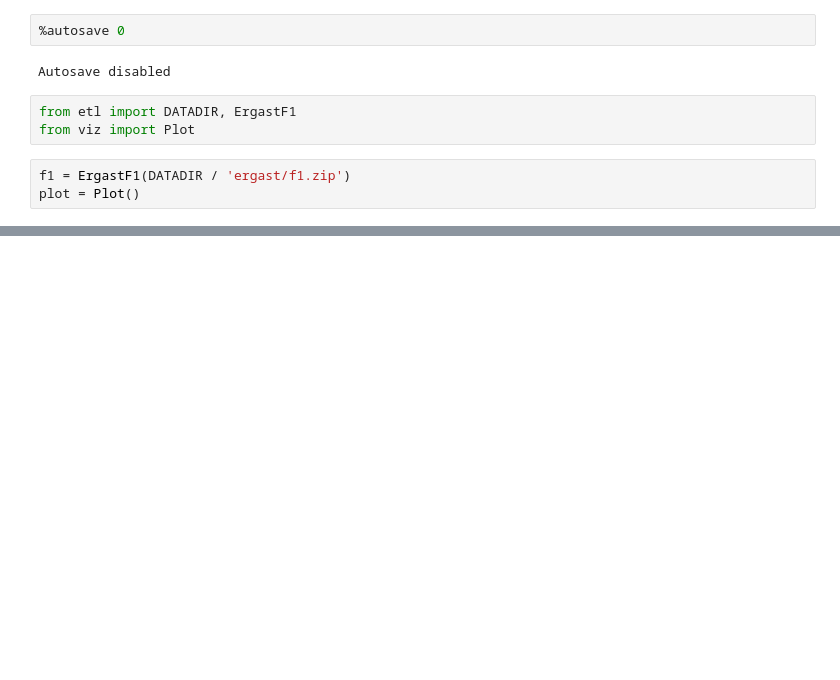
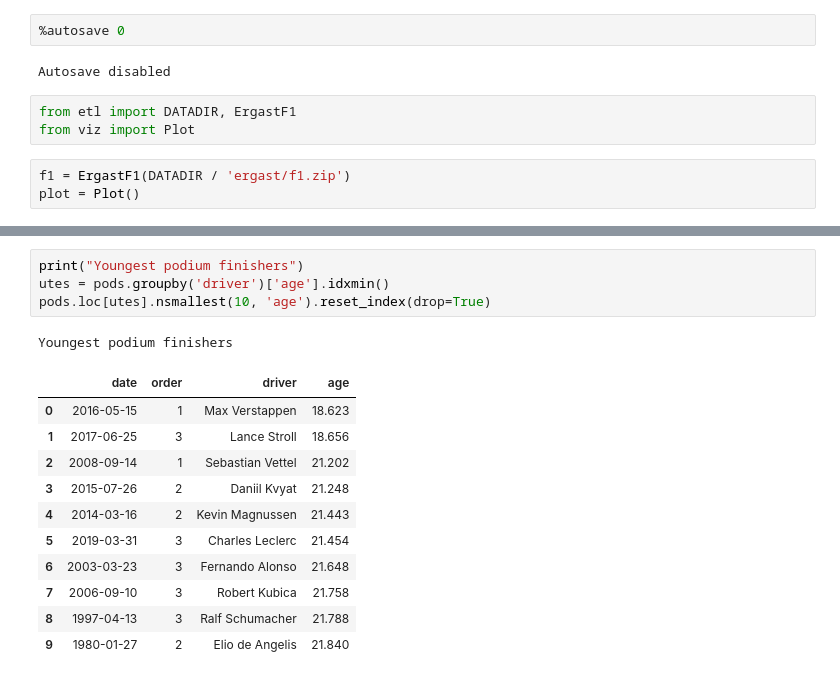
Before and after one commit to samkennerly/kingofsnake, a Jupyter notebook: books/viz/hist.ipynb, the cells around one changed output, grey strips where cells are left out. Cells and saved outputs as stored; diff of their text form; blank space fills up the shorter version.

```diff
--- a/books/viz/hist.ipynb
+++ b/books/viz/hist.ipynb
@@ -15,0 +86,17 @@ plot = Plot()
+# %%
+print("Youngest podium finishers")
+utes = pods.groupby('driver')['age'].idxmin()
+pods.loc[utes].nsmallest(10, 'age').reset_index(drop=True)
+# %% [output]
+Youngest podium finishers
+|  | date | order | driver | age |
+| 0 | 2016-05-15 | 1 | Max Verstappen | 18.623 |
+| 1 | 2017-06-25 | 3 | Lance Stroll | 18.656 |
+| 2 | 2008-09-14 | 1 | Sebastian Vettel | 21.202 |
+| 3 | 2015-07-26 | 2 | Daniil Kvyat | 21.248 |
+| 4 | 2014-03-16 | 2 | Kevin Magnussen | 21.443 |
+| 5 | 2019-03-31 | 3 | Charles Leclerc | 21.454 |
+| 6 | 2003-03-23 | 3 | Fernando Alonso | 21.648 |
+| 7 | 2006-09-10 | 3 | Robert Kubica | 21.758 |
+| 8 | 1997-04-13 | 3 | Ralf Schumacher | 21.788 |
+| 9 | 1980-01-27 | 2 | Elio de Angelis | 21.840 |
```
Also changed, not shown: parts of 9 cells of this notebook.
